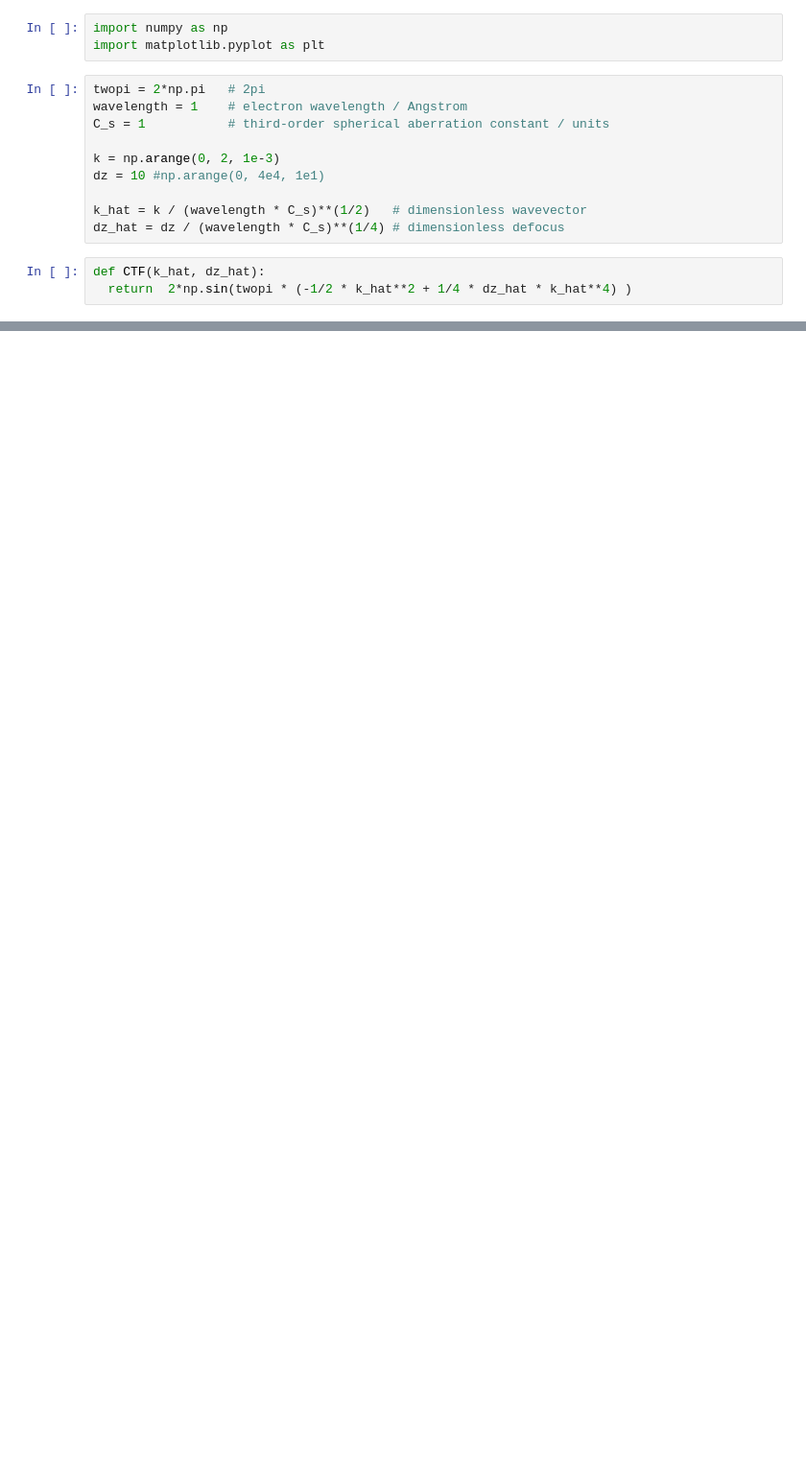
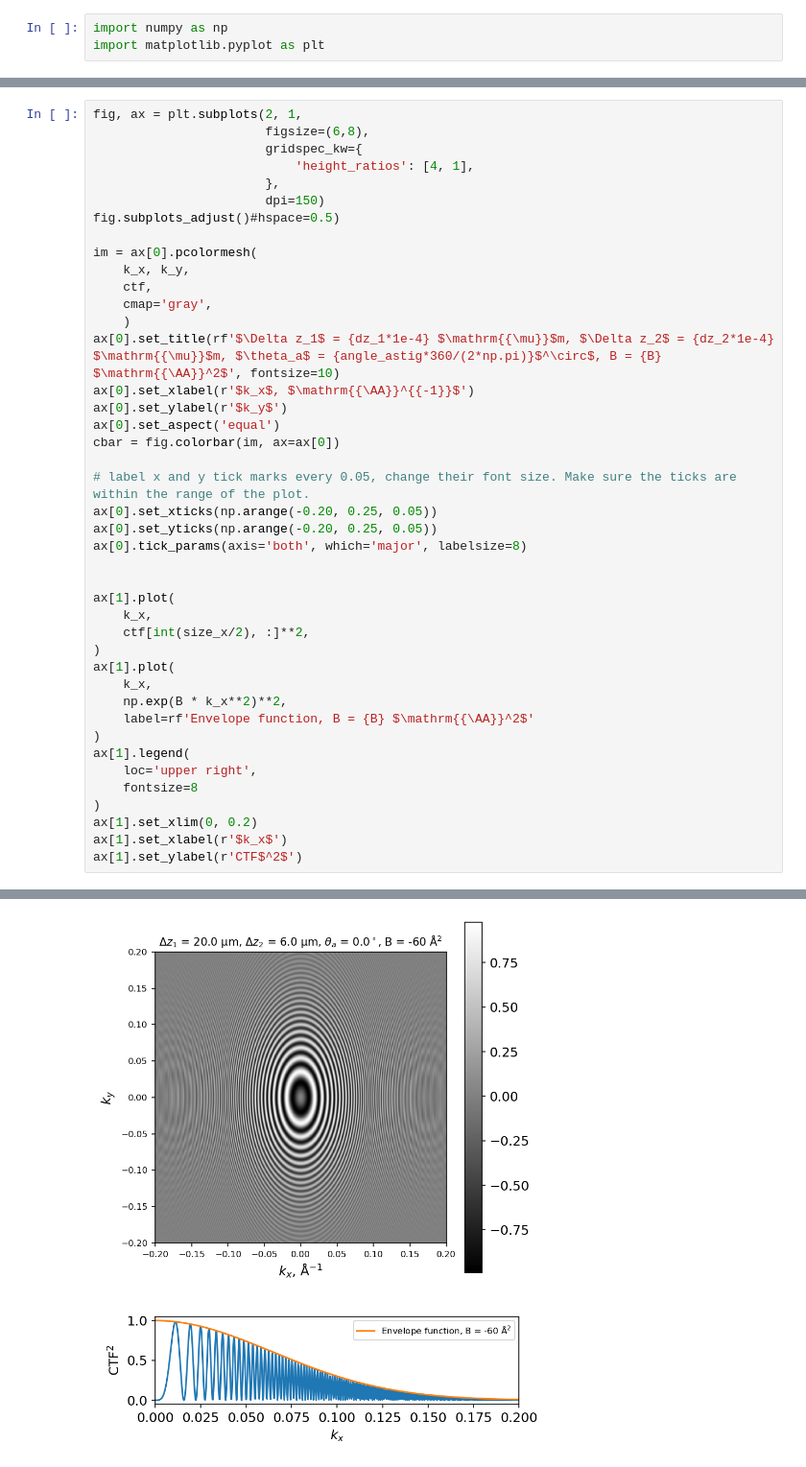
Before and after one commit to dmichalak/sta-pipeline, a Jupyter notebook: notebooks/ctf_modeling.ipynb, the cells around one changed output, grey strips where cells are left out. Shown: that part at 96% size. Drawn from its saved outputs; the diff is of its cells as text; blank space fills up the shorter version.

```diff
--- a/notebooks/ctf_modeling.ipynb
+++ b/notebooks/ctf_modeling.ipynb
@@ -1,16 +1,3 @@
 # %%
 import numpy as np
 import matplotlib.pyplot as plt
-# %%
-twopi = 2*np.pi   # 2pi
-wavelength = 1    # electron wavelength / Angstrom
-C_s = 1           # third-order spherical aberration constant / units
-
-k = np.arange(0, 2, 1e-3)
-dz = 10 #np.arange(0, 4e4, 1e1)
-
-k_hat = k / (wavelength * C_s)**(1/2)   # dimensionless wavevector
-dz_hat = dz / (wavelength * C_s)**(1/4) # dimensionless defocus
-# %%
-def CTF(k_hat, dz_hat):
-  return  2*np.sin(twopi * (-1/2 * k_hat**2 + 1/4 * dz_hat * k_hat**4) )
@@ -21,0 +40,43 @@ plt.plot(k_hat, CTF(k_hat,dz_hat)**2)
+# %%
+fig, ax = plt.subplots(2, 1,
+                       figsize=(6,8),
+                       gridspec_kw={
+                           'height_ratios': [4, 1],
+                       },
+                       dpi=150)
+fig.subplots_adjust()#hspace=0.5)
+
+im = ax[0].pcolormesh(
+    k_x, k_y,
+    ctf,
+    cmap='gray',
+    )
+ax[0].set_title(rf'$\Delta z_1$ = {dz_1*1e-4} $\mathrm{{\mu}}$m, $\Delta z_2$ = {dz_2*1e-4} $\mathrm{{\mu}}$m, $\theta_a$ = {angle_astig*360/(2*np.pi)}$^\circ$, B = {B} $\mathrm{{\AA}}^2$', fontsize=10)
+ax[0].set_xlabel(r'$k_x$, $\mathrm{{\AA}}^{{-1}}$')
+ax[0].set_ylabel(r'$k_y$')
+ax[0].set_aspect('equal')
+cbar = fig.colorbar(im, ax=ax[0])
+
+# label x and y tick marks every 0.05, change their font size. Make sure the ticks are within the range of the plot.
+ax[0].set_xticks(np.arange(-0.20, 0.25, 0.05))
+ax[0].set_yticks(np.arange(-0.20, 0.25, 0.05))
+ax[0].tick_params(axis='both', which='major', labelsize=8)
+
+
+ax[1].plot(
+    k_x,
+    ctf[int(size_x/2), :]**2,
+)
+ax[1].plot(
+    k_x,
+    np.exp(B * k_x**2)**2,
+    label=rf'Envelope function, B = {B} $\mathrm{{\AA}}^2$'
+)
+ax[1].legend(
+    loc='upper right',
+    fontsize=8
+)
+ax[1].set_xlim(0, 0.2)
+ax[1].set_xlabel(r'$k_x$')
+ax[1].set_ylabel(r'CTF$^2$')
+# %% [output]
@@ -21,0 +84 @@ plt.plot(k_hat, CTF(k_hat,dz_hat)**2)
+[figure, added]
```
Also changed, not shown: parts of 5 cells of this notebook, 5 other files.
